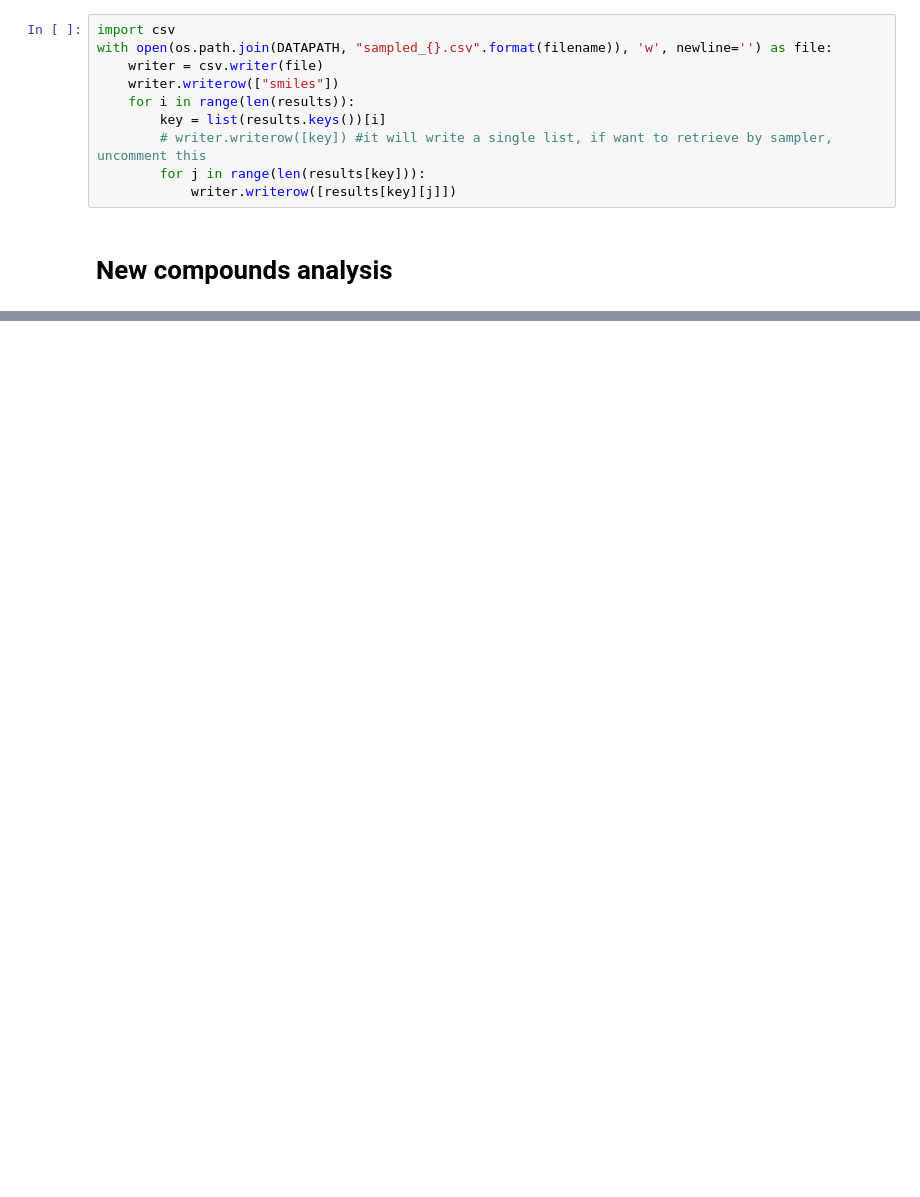
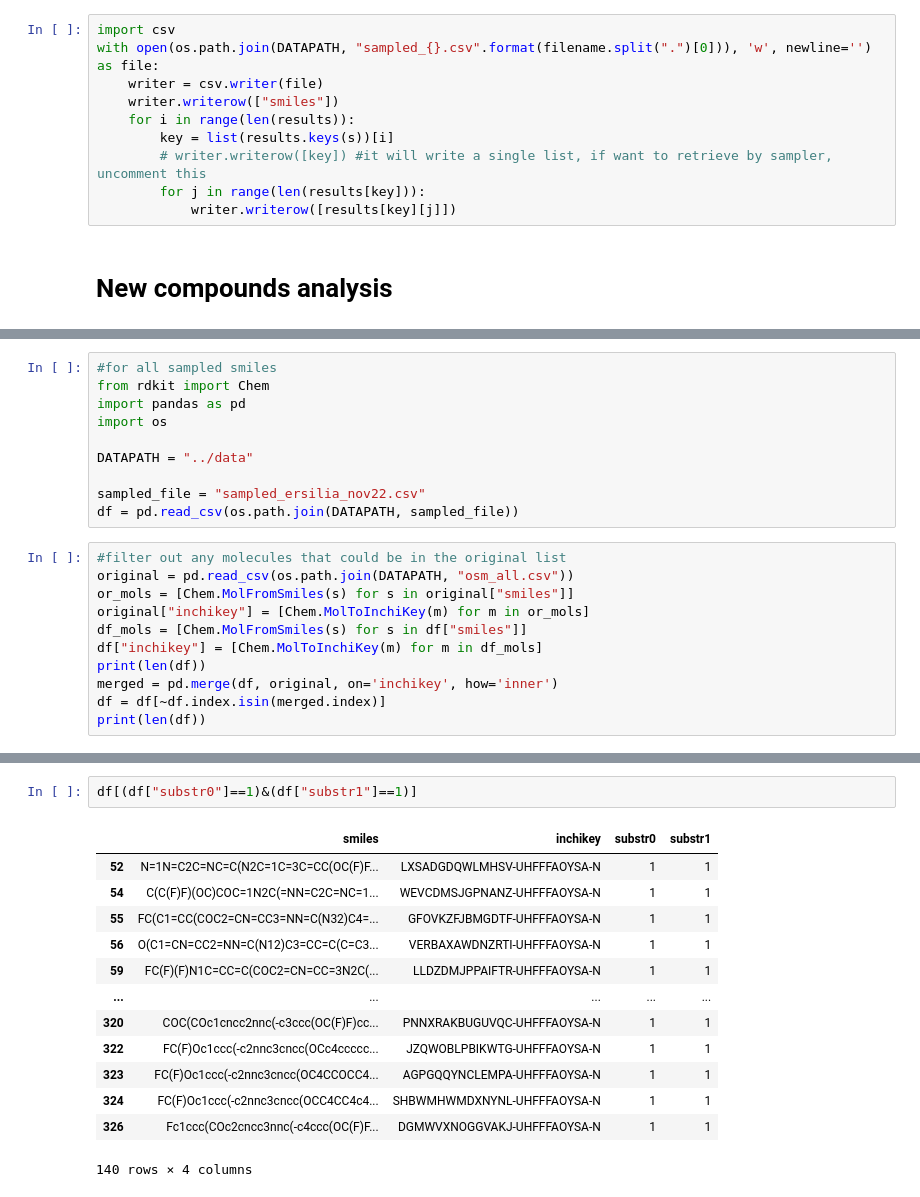
Before and after one commit to ersilia-os/osm-series4-candidates-3, a Jupyter notebook: notebooks/chemsampler.ipynb, the cells around one changed output, grey strips where cells are left out. Cells and saved outputs as stored; diff of their text form; blank space fills up the shorter version.

Commit message:
sampled selection

```diff
--- a/notebooks/chemsampler.ipynb
+++ b/notebooks/chemsampler.ipynb
@@ -60,10 +23,10 @@ MollibSampler
 # %%
 import csv
-with open(os.path.join(DATAPATH, "sampled_{}.csv".format(filename)), 'w', newline='') as file:
+with open(os.path.join(DATAPATH, "sampled_{}.csv".format(filename.split(".")[0])), 'w', newline='') as file:
     writer = csv.writer(file)
     writer.writerow(["smiles"])
     for i in range(len(results)):
-        key = list(results.keys())[i]
+        key = list(results.keys(s))[i]
         # writer.writerow([key]) #it will write a single list, if want to retrieve by sampler, uncomment this
         for j in range(len(results[key])):
             writer.writerow([results[key][j]])
@@ -83,0 +35,21 @@ smarts2 = "F[#6](F)-[#8]-c1ccc(cc1)-c1nnc2cncc(-[#8]-[#6]-[*])n12"
+# %%
+#for all sampled smiles
+from rdkit import Chem
+import pandas as pd
+import os
+
+DATAPATH = "../data"
+
+sampled_file = "sampled_ersilia_nov22.csv"
+df = pd.read_csv(os.path.join(DATAPATH, sampled_file))
+# %%
+#filter out any molecules that could be in the original list
+original = pd.read_csv(os.path.join(DATAPATH, "osm_all.csv"))
+or_mols = [Chem.MolFromSmiles(s) for s in original["smiles"]]
+original["inchikey"] = [Chem.MolToInchiKey(m) for m in or_mols]
+df_mols = [Chem.MolFromSmiles(s) for s in df["smiles"]]
+df["inchikey"] = [Chem.MolToInchiKey(m) for m in df_mols]
+print(len(df))
+merged = pd.merge(df, original, on='inchikey', how='inner')
+df = df[~df.index.isin(merged.index)]
+print(len(df))
@@ -118,4 +100,20 @@ for i,p in enumerate(patterns):
         else:
             substr += [0]
     df["substr{}".format(i)] = substr
+# %%
+df[(df["substr0"]==1)&(df["substr1"]==1)]
+# %% [output]
+|  | smiles | inchikey | substr0 | substr1 |
+| 52 | N=1N=C2C=NC=C(N2C=1C=3C=CC(OC(F)F... | LXSADGDQWLMHSV-UHFFFAOYSA-N | 1 | 1 |
+| 54 | C(C(F)F)(OC)COC=1N2C(=NN=C2C=NC=1... | WEVCDMSJGPNANZ-UHFFFAOYSA-N | 1 | 1 |
+| 55 | FC(C1=CC(COC2=CN=CC3=NN=C(N32)C4=... | GFOVKZFJBMGDTF-UHFFFAOYSA-N | 1 | 1 |
+| 56 | O(C1=CN=CC2=NN=C(N12)C3=CC=C(C=C3... | VERBAXAWDNZRTI-UHFFFAOYSA-N | 1 | 1 |
+| 59 | FC(F)(F)N1C=CC=C(COC2=CN=CC=3N2C(... | LLDZDMJPPAIFTR-UHFFFAOYSA-N | 1 | 1 |
+| ... | ... | ... | ... | ... |
+| 320 | COC(COc1cncc2nnc(-c3ccc(OC(F)F)cc... | PNNXRAKBUGUVQC-UHFFFAOYSA-N | 1 | 1 |
+| 322 | FC(F)Oc1ccc(-c2nnc3cncc(OCc4ccccc... | JZQWOBLPBIKWTG-UHFFFAOYSA-N | 1 | 1 |
+| 323 | FC(F)Oc1ccc(-c2nnc3cncc(OC4CCOCC4... | AGPGQQYNCLEMPA-UHFFFAOYSA-N | 1 | 1 |
+| 324 | FC(F)Oc1ccc(-c2nnc3cncc(OCC4CC4c4... | SHBWMHWMDXNYNL-UHFFFAOYSA-N | 1 | 1 |
+| 326 | Fc1ccc(COc2cncc3nnc(-c4ccc(OC(F)F... | DGMWVXNOGGVAKJ-UHFFFAOYSA-N | 1 | 1 |
+140 rows × 4 columns
 # %%
```
Also changed, not shown: parts of 20 cells of this notebook, 24 other files.
